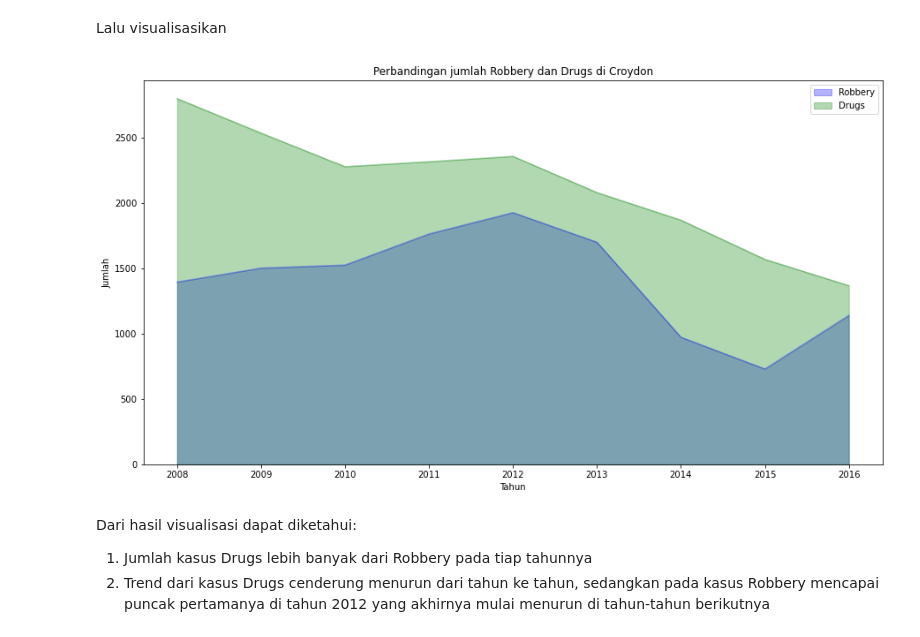
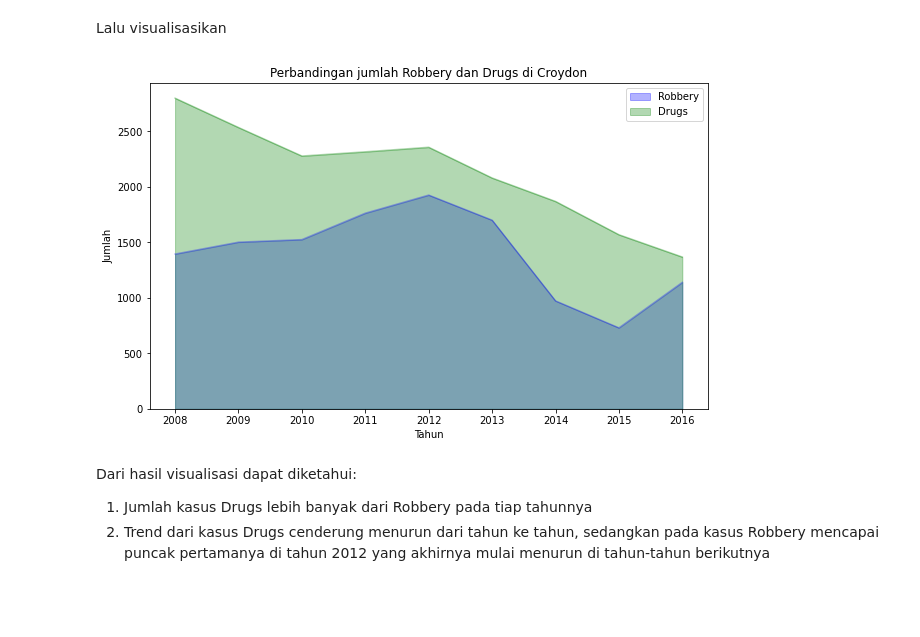
Before and after one commit to wahyu044/kelas_bootcamp_nextdev, a Jupyter notebook: tugas_satu_pyt/PYTN_Assgn_1_1_Nur Wahyu Melliano Hariyanto.ipynb, the cells around one changed output. Cells and saved outputs as stored; diff of their text form; code cells hidden in the pictures; blank space fills up the shorter version.

```diff
--- a/tugas_satu_pyt/PYTN_Assgn_1_1_Nur Wahyu Melliano Hariyanto.ipynb
+++ b/tugas_satu_pyt/PYTN_Assgn_1_1_Nur Wahyu Melliano Hariyanto.ipynb
@@ -168,14 +168,14 @@ Lalu visualisasikan
 # %%
 rob_n_drug.plot(kind='area',
                 alpha=0.3,
                 stacked=False,
-                figsize=(15, 8),
+                figsize=(10, 6),
                 color=['blue', 'green']);
 plt.title('Perbandingan jumlah Robbery dan Drugs di Croydon');
 plt.xlabel('Tahun');
 plt.ylabel('Jumlah');
 # %% [output]
-[figure, old version]
+[figure, new version]
 # %% [markdown]
 Dari hasil visualisasi dapat diketahui:
 1. Jumlah kasus Drugs lebih banyak dari Robbery pada tiap tahunnya
```
Also changed, not shown: parts of 2 cells of this notebook.
